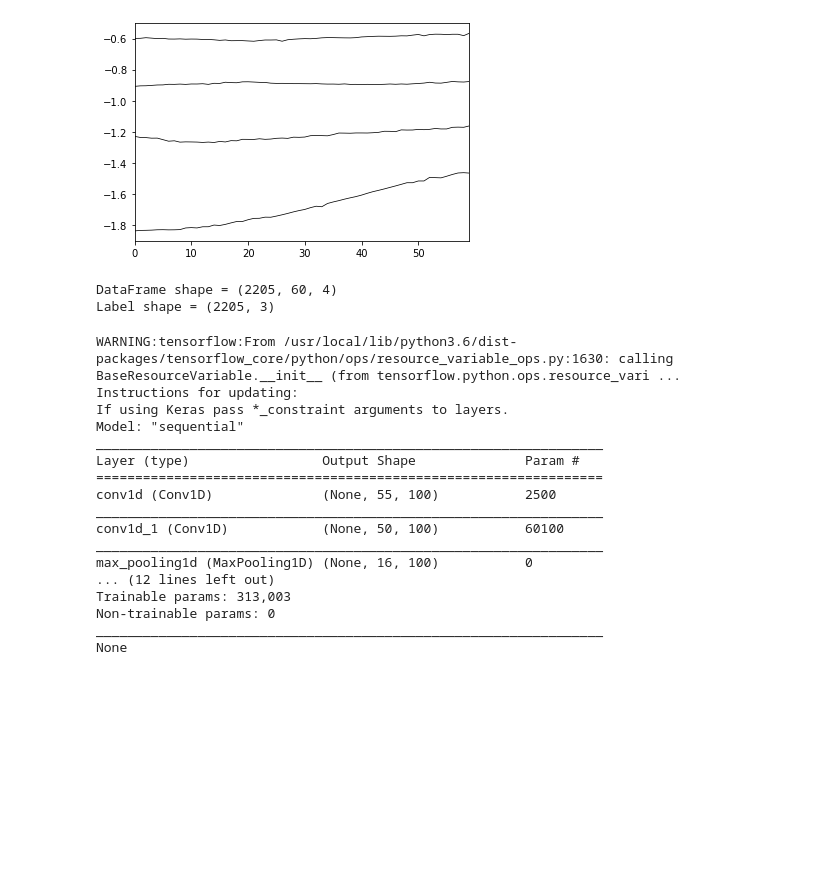
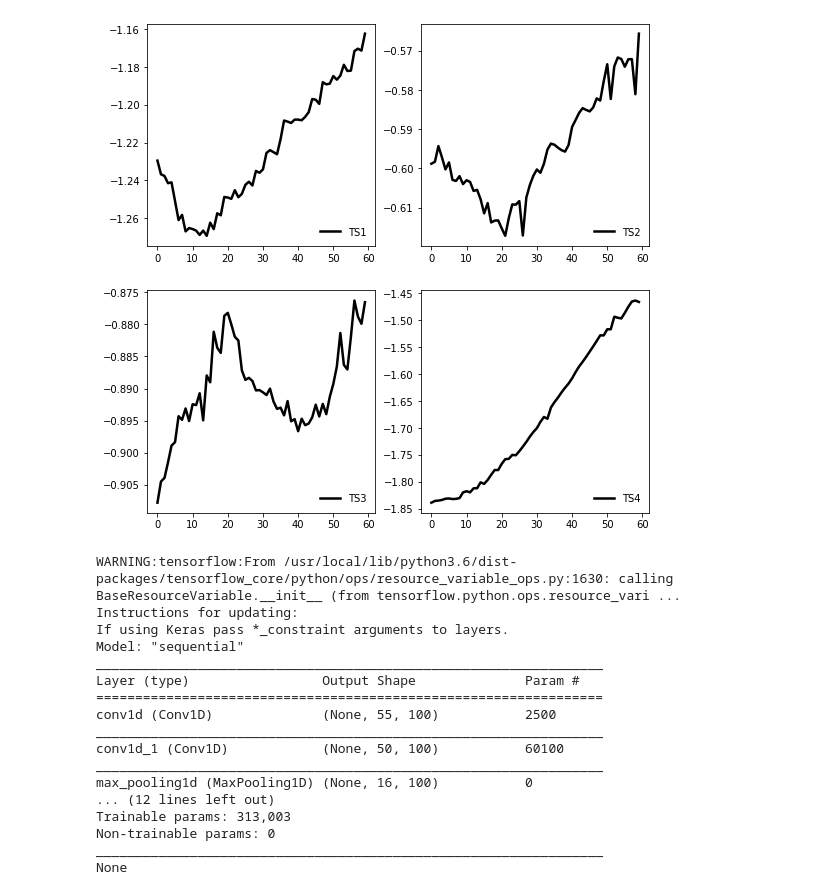
Before and after one commit to luishpinto/cm-hydraulic-data-set, a Jupyter notebook: cnn_1d.ipynb, the cells around one changed output. Cells and saved outputs as stored; diff of their text form; code cells hidden in the pictures; blank space fills up the shorter version.

```diff
--- a/cnn_1d.ipynb
+++ b/cnn_1d.ipynb
@@ -21,6 +21,11 @@ if not os.path.exists('profile.txt'):
 import numpy as np
 import pandas as pd
 import matplotlib.pyplot as plt
+# %%
+import matplotlib
+matplotlib.rcParams['mathtext.fontset'] = 'stix'
+matplotlib.rcParams['font.family'] = 'sans-serif'
+matplotlib.rcParams['font.size'] = 12
 # %%
 from sklearn.metrics import accuracy_score, confusion_matrix, classification_report
 from sklearn.model_selection import train_test_split
@@ -46,5 +92,0 @@ df = df.apply(normalize)
-# %%
-df.loc[0,:].T.plot(legend = None,color = 'black',linewidth = 0.75)
-plt.show()
-# %% [output]
-[figure, removed]
@@ -55,7 +93,12 @@ label = to_categorical(label[0].factorize()[0])
-# %%
-print('DataFrame shape = {}'.format(df.shape))
-print('Label shape = {}'.format(label.shape))
-# %% [output]
-DataFrame shape = (2205, 60, 4)
-Label shape = (2205, 3)
+# %%
+matplotlib.rcParams['font.size'] = 10
+
+plt.subplots(2,2,figsize = (9.0,9.0),sharex = True)
+for i in range(4):
+  plt.subplot(2,2,(i + 1))
+  plt.plot(df[0][:,i],color = 'black',lw = 2.50)
+  plt.legend(['TS' + str(i + 1)],frameon = False,loc = 'lower right')
+plt.show()
+# %% [output]
+[figure, added]
 # %%
```
Also changed, not shown: parts of 15 cells of this notebook.
